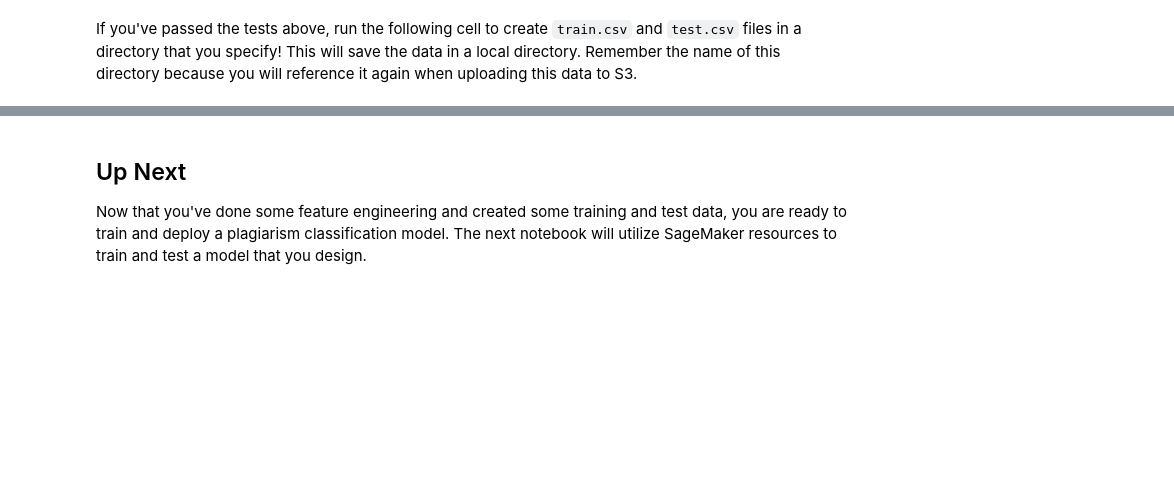
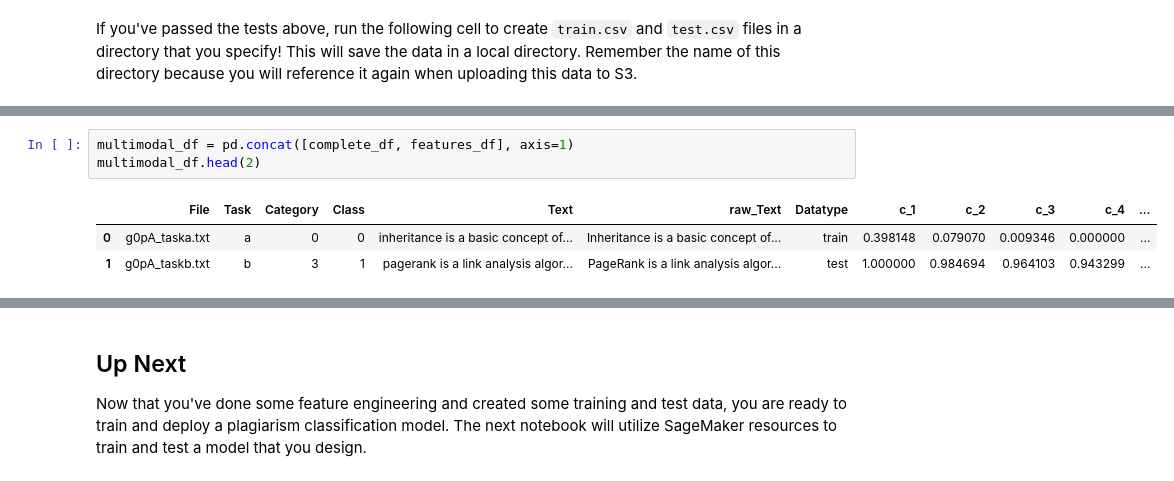
Before and after one commit to JayThibs/Plagiarism_Detector_AWS_SageMaker, a Jupyter notebook: 2_Plagiarism_Feature_Engineering.ipynb, the cells around one changed output, grey strips where cells are left out. Cells and saved outputs as stored; diff of their text form; blank space fills up the shorter version.

Commit message:
Preparing train and test for model.

```diff
--- a/2_Plagiarism_Feature_Engineering.ipynb
+++ b/2_Plagiarism_Feature_Engineering.ipynb
@@ -1067,0 +1069,7 @@ Path created: plagiarism_data/test.csv
+# %%
+multimodal_df = pd.concat([complete_df, features_df], axis=1)
+multimodal_df.head(2)
+# %% [output]
+|  | File | Task | Category | Class | Text | raw_Text | Datatype | c_1 | c_2 | c_3 | c_4 | ... |
+| 0 | g0pA_taska.txt | a | 0 | 0 | inheritance is a basic concept of... | Inheritance is a basic concept of... | train | 0.398148 | 0.079070 | 0.009346 | 0.000000 | ... |
+| 1 | g0pA_taskb.txt | b | 3 | 1 | pagerank is a link analysis algor... | PageRank is a link analysis algor... | test | 1.000000 | 0.984694 | 0.964103 | 0.943299 | ... |
```
Also changed, not shown: parts of 4 cells of this notebook.
